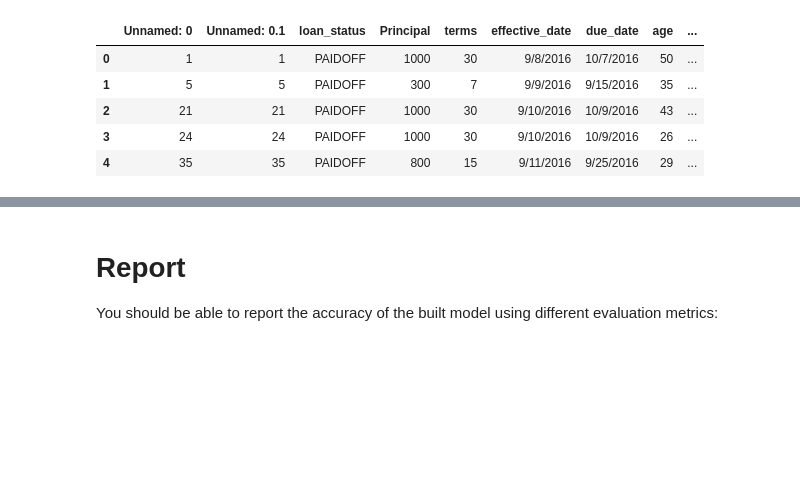
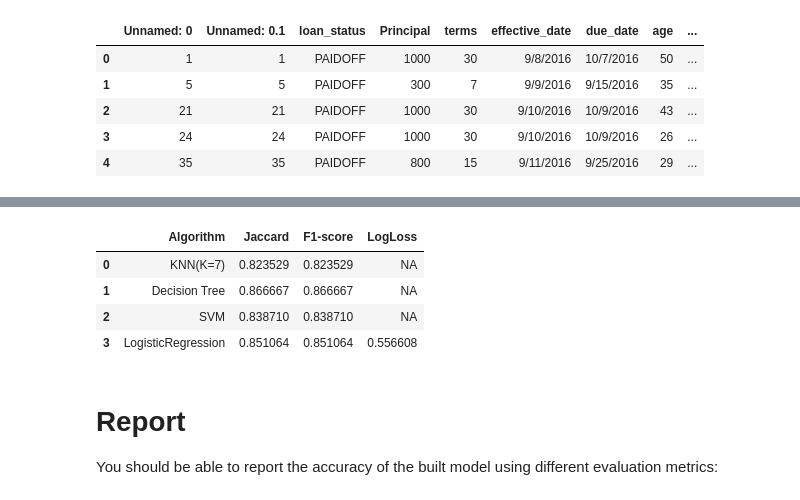
Before and after one commit to tkhsu00/Coursera_ML_with_Python, a Jupyter notebook: FinalProject_TKH.ipynb, the cells around one changed output, grey strips where cells are left out. Drawn from its saved outputs; the diff is of its cells as text; code cells hidden in the pictures; blank space fills up the shorter version.

```diff
--- a/FinalProject_TKH.ipynb
+++ b/FinalProject_TKH.ipynb
@@ -400,6 +400,7 @@ Feature.drop(['Master or Above'], axis = 1,inplace=True)
 Feature.head()
 
 X_test = Feature
+X_test= preprocessing.StandardScaler().fit(X_test).transform(X_test)
 y_test = test_df['loan_status'].values
 # %%
 # K Nearest Neighbor(KNN)
@@ -417,9 +409,4 @@ K Nearest Neighbor(K=5)'s jaccard similarity score: 0.722
 # %%
 # Decision Tree
-DTree = DecisionTreeClassifier(criterion="entropy", max_depth = 4)
-DTree.fit(X,y)
+DTree = DecisionTreeClassifier(criterion="entropy",max_depth = 4).fit(X,y)
 y_DTree = DTree.predict(X_test)
-
-print("Decision Tree's jaccard similarity score: {:.3f}".format(jaccard_similarity_score(y_test, y_DTree)))
-
-classification_report(y_test, y_DTree)
@@ -429,8 +413,4 @@ Decision Tree's jaccard similarity score: 0.741
 # %%
 # Support Vector Machine
-clf = svm.SVC(kernel='rbf')
-clf.fit(X,y)
+clf = svm.SVC(kernel='rbf').fit(X,y)
 y_clf = clf.predict(X_test)
-
-print("Support Vector Machine's jaccard similarity score: {:.3f}".format(jaccard_similarity_score(y_test, y_clf)))
-classification_report(y_test, y_clf)
@@ -452,3 +422,32 @@ Logistic Regression's Log Loss: 23.326
+# %%
+y_preds = [y_KNN,y_DTree,y_clf,y_LR]
+
+# jaccard similarity
+jaccards = []
+for y_pred in y_preds:
+    jaccards.append(jaccard_similarity_score(y_test, y_pred))
+
+# F1-score
+F1scores = []
+for y_pred in y_preds:
+    F1scores.append(f1_score(y_test, y_pred, pos_label='PAIDOFF'))
+
+# Log Loss
+LLs = ['NA','NA','NA',log_loss(y_test,y_LR_prob)]
+
+# Create dataframe for output
+df_eva = pd.DataFrame({"Algorithm":['KNN(K={})'.format(mean_acc.argmax()+1),'Decision Tree','SVM','LogisticRegression'],
+                       "Jaccard":F1scores,
+                       "F1-score":F1scores,
+                       "LogLoss":LLs})
+# %%
+df_eva[['Algorithm','Jaccard','F1-score','LogLoss']]
+# %% [output]
+|  | Algorithm | Jaccard | F1-score | LogLoss |
+| 0 | KNN(K=7) | 0.823529 | 0.823529 | NA |
+| 1 | Decision Tree | 0.866667 | 0.866667 | NA |
+| 2 | SVM | 0.838710 | 0.838710 | NA |
+| 3 | LogisticRegression | 0.851064 | 0.851064 | 0.556608 |
 # %% [markdown]
 # Report
 You should be able to report the accuracy of the built model using different evaluation metrics:
```
Also changed, not shown: parts of 12 cells of this notebook.
